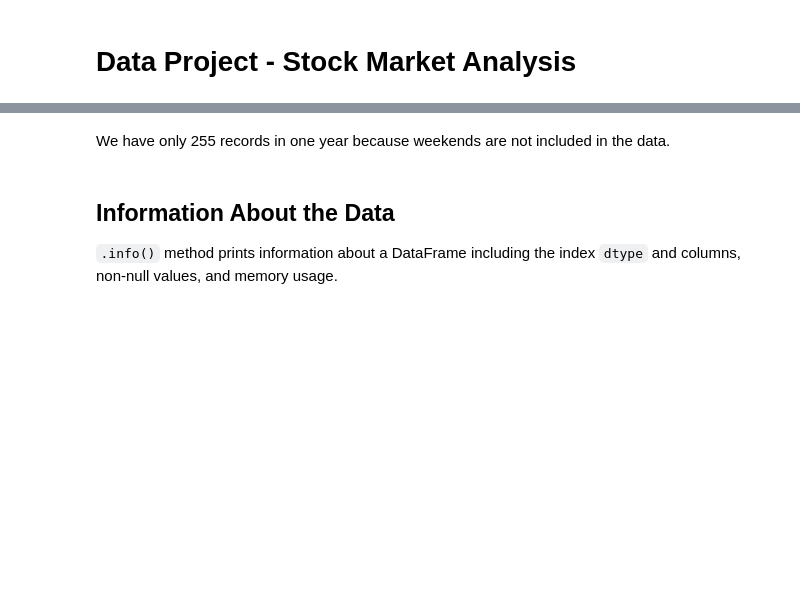
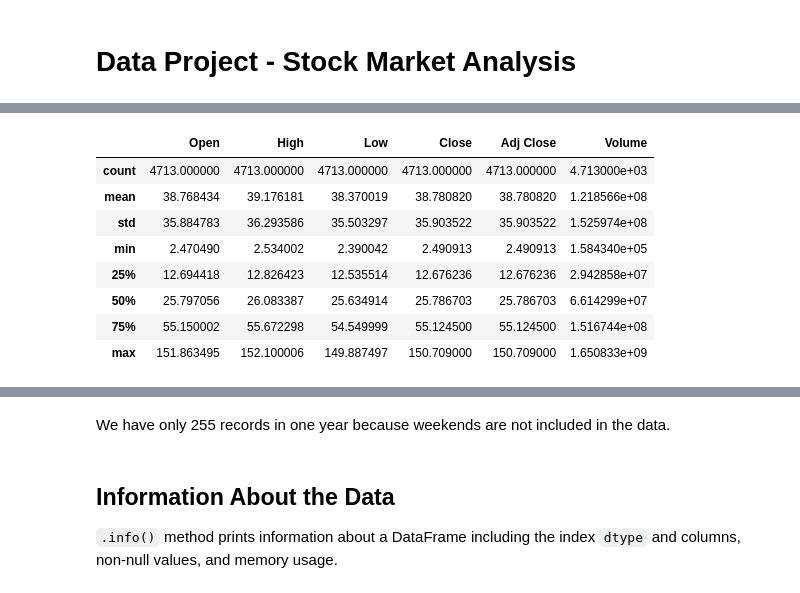
Before and after one commit to smit-shah-GG/python_mini_project, a Jupyter notebook: stock-market-analysis-prediction-using-lstm.ipynb, the cells around one changed output, grey strips where cells are left out. Cells and saved outputs as stored; diff of their text form; code cells hidden in the pictures; blank space fills up the shorter version.

```diff
--- a/stock-market-analysis-prediction-using-lstm.ipynb
+++ b/stock-market-analysis-prediction-using-lstm.ipynb
@@ -105,0 +75,12 @@ AAPL.describe()
+# %%
+GOOG.describe()
+# %% [output]
+|  | Open | High | Low | Close | Adj Close | Volume |
+| count | 4713.000000 | 4713.000000 | 4713.000000 | 4713.000000 | 4713.000000 | 4.713000e+03 |
+| mean | 38.768434 | 39.176181 | 38.370019 | 38.780820 | 38.780820 | 1.218566e+08 |
+| std | 35.884783 | 36.293586 | 35.503297 | 35.903522 | 35.903522 | 1.525974e+08 |
+| min | 2.470490 | 2.534002 | 2.390042 | 2.490913 | 2.490913 | 1.584340e+05 |
+| 25% | 12.694418 | 12.826423 | 12.535514 | 12.676236 | 12.676236 | 2.942858e+07 |
+| 50% | 25.797056 | 26.083387 | 25.634914 | 25.786703 | 25.786703 | 6.614299e+07 |
+| 75% | 55.150002 | 55.672298 | 54.549999 | 55.124500 | 55.124500 | 1.516744e+08 |
+| max | 151.863495 | 152.100006 | 149.887497 | 150.709000 | 150.709000 | 1.650833e+09 |
```
Also changed, not shown: parts of 26 cells of this notebook.
